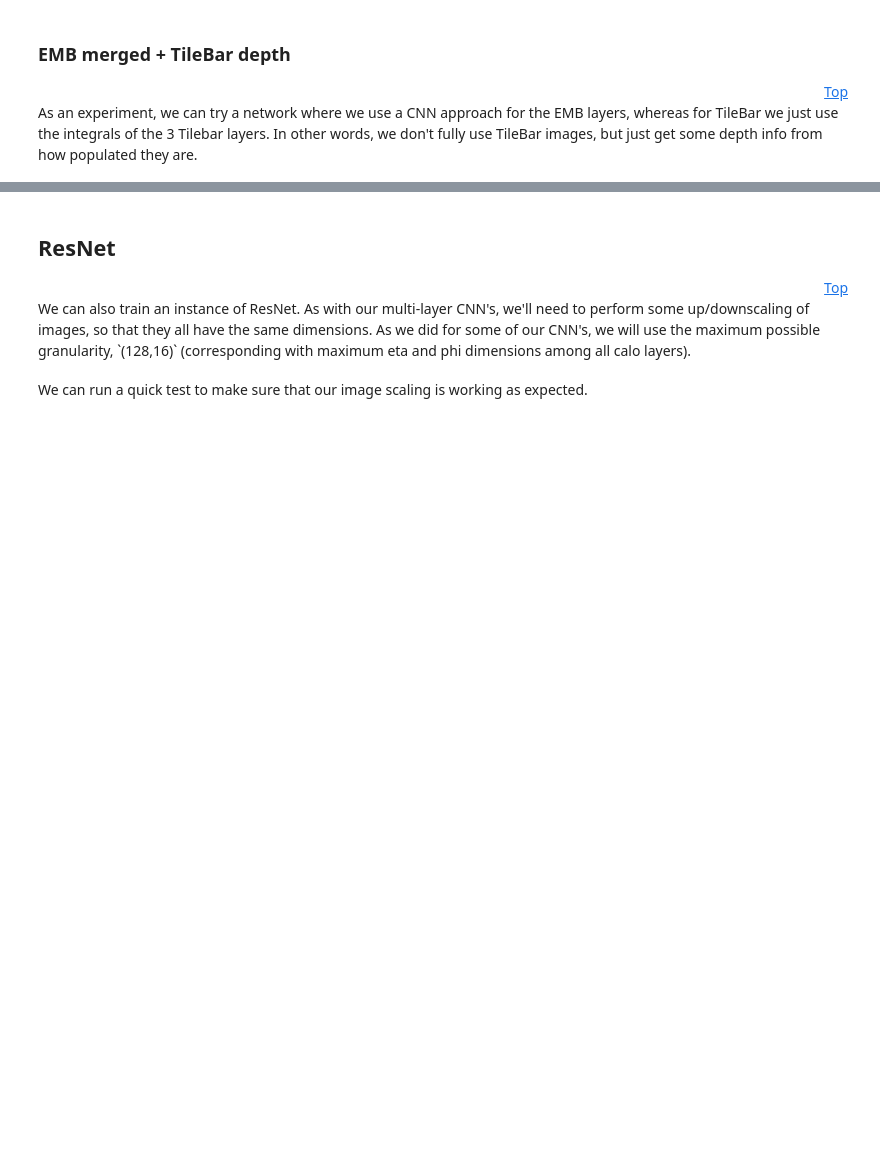
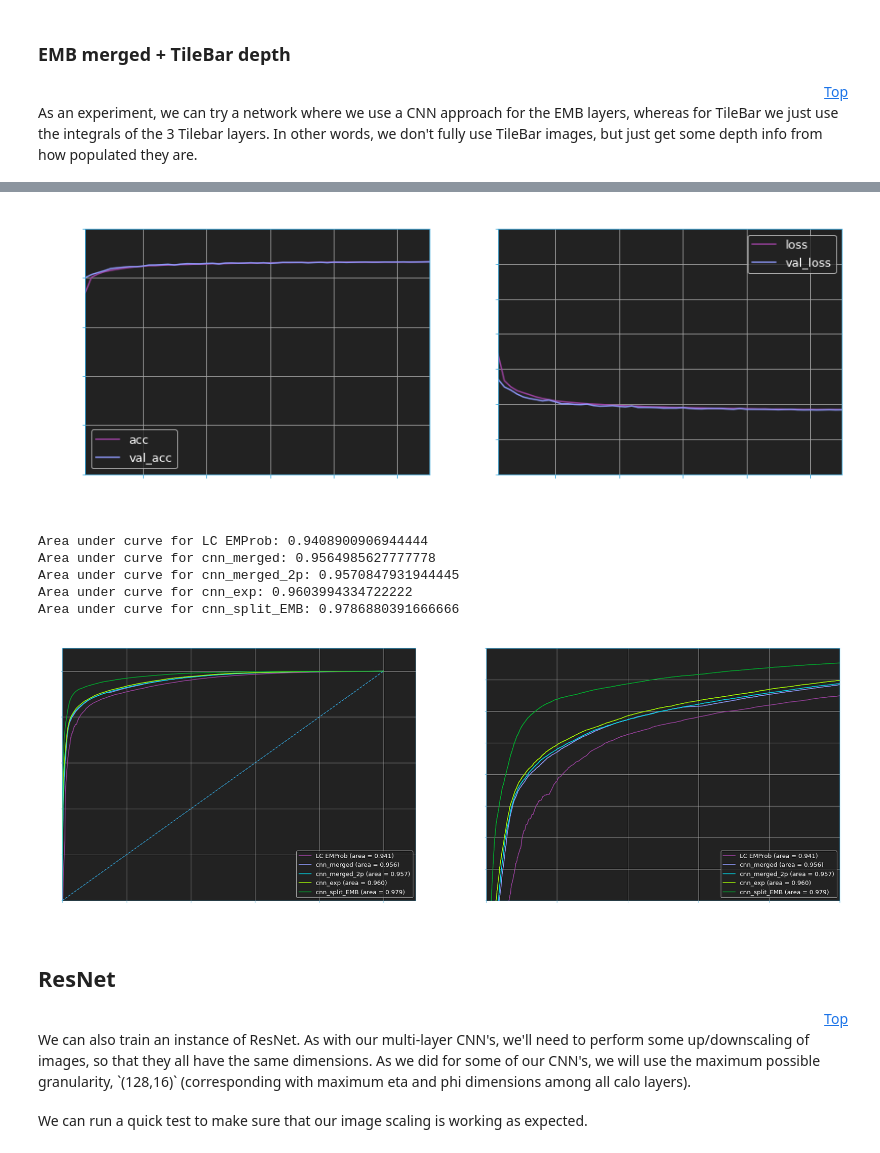
Before and after one commit to atlas-calo-ml/caloml-atlas, a Jupyter notebook: classifier/TopoClusterClassifier_Jan.ipynb, the cells around one changed output, grey strips where cells are left out. Saved outputs shown, nothing was run; the diff lists cells and outputs as text; code cells hidden in the pictures; blank space fills up the shorter version.

Commit message:
accuracy key fix for split EMB model, updating notebook plotting for fpr

```diff
--- a/classifier/TopoClusterClassifier_Jan.ipynb
+++ b/classifier/TopoClusterClassifier_Jan.ipynb
@@ -3,6 +3,9 @@
 
 This is a stripped-down version of Max's re-write of his classifier training notebook, so I have removed *some* functionality like ROC curve scans. These could be added back in the future (using the code from his notebooks, maybe put into our library).
 # %%
+source = 'pion_legacy'
+subdir = 'pion_legacy2' # name for subdir holding models/plots
+
 # If true, force re-training even if a model already exists. Existing model will be lost!
 overwriteModel = False
 
@@ -100,8 +107,6 @@ plt.rcParams.update(params)
 # %% [markdown]
 Now, we will import our data from the `ROOT` files.
 # %%
-source = 'pion_old_new'
-
 if(source == 'pion_legacy'):
     inputpath = path_prefix+'data/pion_legacy/'
     rootfiles = {
@@ -115,8 +120,8 @@ if(source == 'pion_legacy'):
                 'cluster_ENG_CALIB_TOT', 'cluster_EM_PROBABILITY'
     ]
 
-elif(source == 'pion_old_new'):
-    inputpath=path_prefix+'data/pion_old_new/'
+elif(source == 'pion'):
+    inputpath=path_prefix+'data/pion/'
     rootfiles = {
         'p0':inputpath + 'user.mswiatlo.900246.PG_singlepi0_logE0p2to2000.recon.ESD.e8312_e7400_s3170_r12383.images_v01.1_OutputStream/*.root',
         'pp':inputpath + 'user.mswiatlo.900247.PG_singlepion_logE0p2to2000.recon.ESD.e8312_e7400_s3170_r12383.images_v01.1_OutputStream/*.root'
@@ -128,8 +133,8 @@ elif(source == 'pion_old_new'):
                 'cluster_ENG_CALIB_TOT', 'cluster_EM_PROBABILITY'
     ]
 
-elif(source == 'pion'):
-    inputpath = path_prefix+'data/pion/'
+elif(source == 'pion_converted'):
+    inputpath = path_prefix+'data/pion_converted/'
     rootfiles = {
         'p0':inputpath + 'user.angerami.mc16_13TeV.900246.PG_singlepi0_logE0p2to2000.e8312_e7400_s3170_r12383.v01-45-gaa27bcb_OutputStream/*.root',
         'pp':inputpath + 'user.angerami.mc16_13TeV.900247.PG_singlepion_logE0p2to2000.e8312_e7400_s3170_r12383.v01-45-gaa27bcb_OutputStream/*.root'
@@ -1144,0 +1224,9 @@ cpu.RocCurves(
+# %%
+pcells_merged_unflattened = cdu.ReshapeImages(pcells_merged, cell_shapes, use_layer_names=True)
+rn_data = cdu.DictionarySplit(
+    pcells_merged_unflattened,
+    train_indices=pdata_merged.train,
+    validation_indices = pdata_merged.val,
+    test_indices = pdata_merged.test
+)
+rn_data = {key: list(val.values()) for key,val in rn_data.items()}
@@ -1145,3 +1284,34 @@ cpu.RocCurves(
+# %%
+cpu.MetricPlot(
+    model_history,
+    plotpath=plotpath,
+    model_keys=['cnn_split_EMB'],
+    plotstyle=plotstyle
+)
+
+cpu.RocCurves(
+    model_scores,
+    data_labels=plabels[:,1],
+    indices=pdata_merged.test,
+    roc_fpr=roc_fpr,
+    roc_tpr=roc_tpr,
+    roc_thresh=roc_thresh,
+    roc_auc=roc_auc,
+    plotpath=plotpath,
+    plotname='ROC_cnn_split_EMB',
+    drawPlots=drawPlots,
+    plotstyle=plotstyle,
+    figsize=(30,10),
+    model_keys=['LC EMProb', 'cnn_merged', 'cnn_merged_2p', 'cnn_exp', 'cnn_split_EMB']
+)
+# %% [output]
+[figure, added]
+Area under curve for LC EMProb: 0.9408900906944444
+Area under curve for cnn_merged: 0.9564985627777778
+Area under curve for cnn_merged_2p: 0.9570847931944445
+Area under curve for cnn_exp: 0.9603994334722222
+Area under curve for cnn_split_EMB: 0.9786880391666666
+[figure, added]
 # %% [markdown]
 ## ResNet
 <div style="text-align: right"> <a href="#Quick-Navigation:">Top</a> </div>
```
Also changed, not shown: parts of 28 cells of this notebook, 1 other file.
